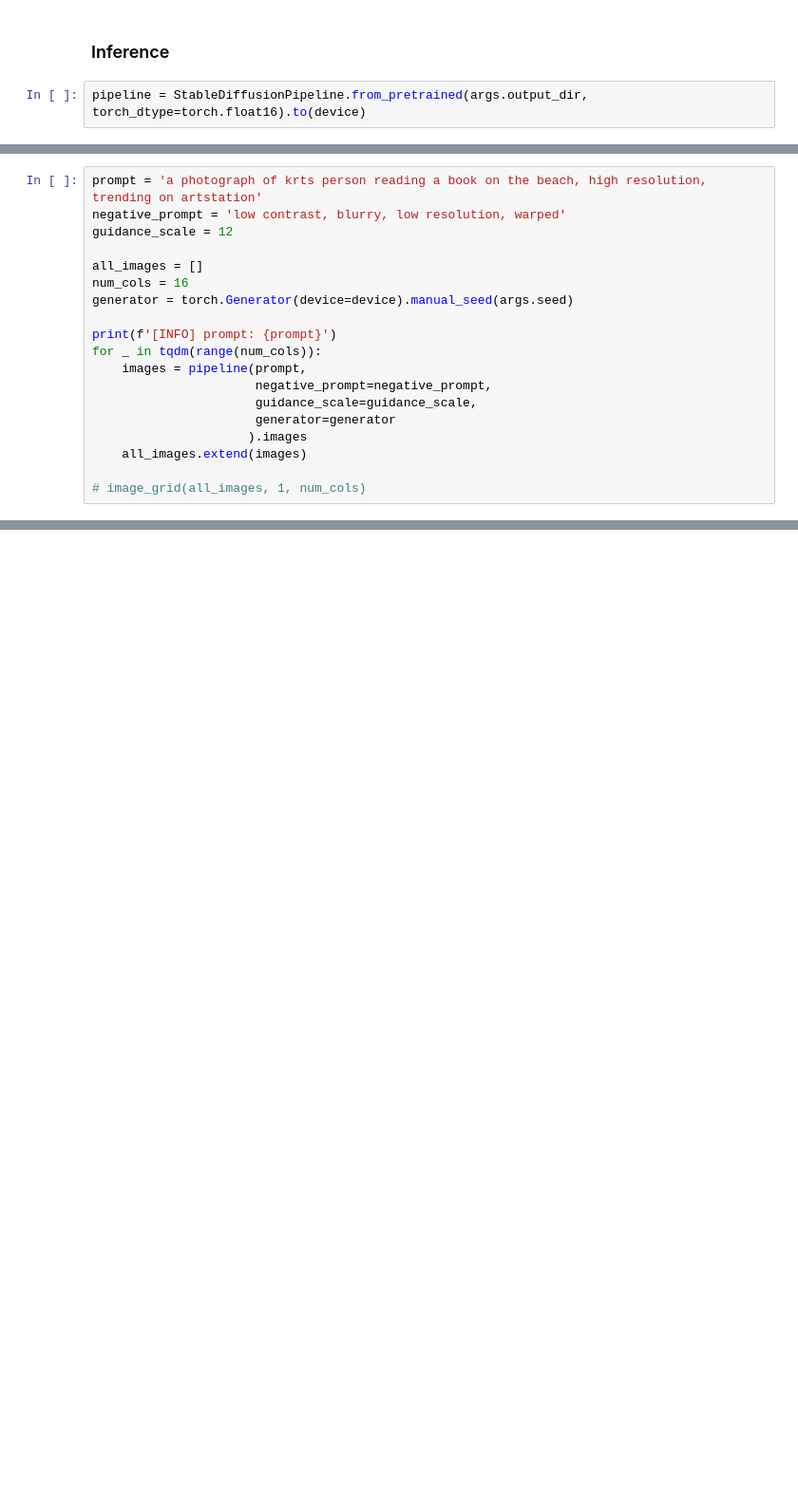
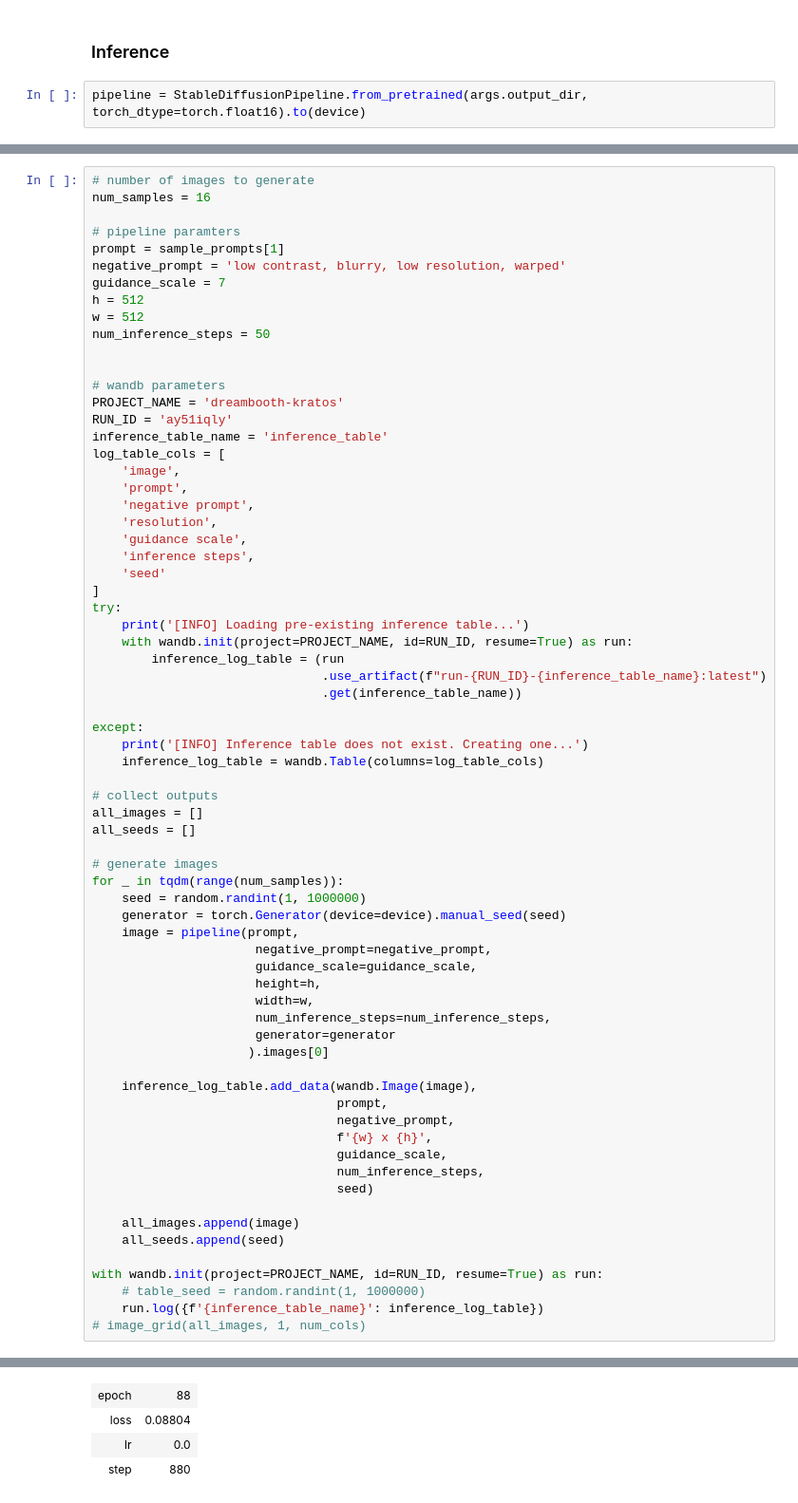
Before and after one commit to matteopilotto/diffusion-models-class, a Jupyter notebook: hackathon/dreambooth_mp.ipynb, the cells around one changed output, grey strips where cells are left out. Shown at 95% size. Saved outputs shown, nothing was run; the diff lists cells and outputs as text; blank space fills up the shorter version.

```diff
--- a/hackathon/dreambooth_mp.ipynb
+++ b/hackathon/dreambooth_mp.ipynb
@@ -471,20 +454,70 @@ sample_prompts[1]
 # %%
-prompt = 'a photograph of krts person reading a book on the beach, high resolution, trending on artstation'
+# number of images to generate
+num_samples = 16
+
+# pipeline paramters
+prompt = sample_prompts[1]
 negative_prompt = 'low contrast, blurry, low resolution, warped'
-guidance_scale = 12
+guidance_scale = 7
+h = 512
+w = 512
+num_inference_steps = 50
 
+
+# wandb parameters
+PROJECT_NAME = 'dreambooth-kratos'
+RUN_ID = 'ay51iqly'
+inference_table_name = 'inference_table'
+log_table_cols = [
+    'image',
+    'prompt',
+    'negative prompt',
+    'resolution',
+    'guidance scale',
+    'inference steps',
+    'seed'
+]
+try:
+    print('[INFO] Loading pre-existing inference table...')
+    with wandb.init(project=PROJECT_NAME, id=RUN_ID, resume=True) as run:
+        inference_log_table = (run
+                               .use_artifact(f"run-{RUN_ID}-{inference_table_name}:latest")
+                               .get(inference_table_name))
+
+except:
+    print('[INFO] Inference table does not exist. Creating one...')
+    inference_log_table = wandb.Table(columns=log_table_cols)
+
+# collect outputs
 all_images = []
-num_cols = 16
-generator = torch.Generator(device=device).manual_seed(args.seed)
+all_seeds = []
 
-print(f'[INFO] prompt: {prompt}')
-for _ in tqdm(range(num_cols)):
-    images = pipeline(prompt,
+# generate images
+for _ in tqdm(range(num_samples)):
+    seed = random.randint(1, 1000000)
+    generator = torch.Generator(device=device).manual_seed(seed)
+    image = pipeline(prompt,
                       negative_prompt=negative_prompt,
                       guidance_scale=guidance_scale,
+                      height=h,
+                      width=w,
+                      num_inference_steps=num_inference_steps,
                       generator=generator
-                     ).images
-    all_images.extend(images)
+                     ).images[0]
 
+    inference_log_table.add_data(wandb.Image(image),
+                                 prompt,
+                                 negative_prompt,
+                                 f'{w} x {h}',
+                                 guidance_scale,
+                                 num_inference_steps,
+                                 seed)
+
+    all_images.append(image)
+    all_seeds.append(seed)
+
+with wandb.init(project=PROJECT_NAME, id=RUN_ID, resume=True) as run:
+    # table_seed = random.randint(1, 1000000)
+    run.log({f'{inference_table_name}': inference_log_table})
 # image_grid(all_images, 1, num_cols)
 # %% [output]
@@ -491,0 +531,4 @@ for _ in tqdm(range(num_cols)):
+| epoch | 88 |
+| loss | 0.08804 |
+| lr | 0.0 |
+| step | 880 |
```
Also changed, not shown: parts of 6 cells of this notebook.
